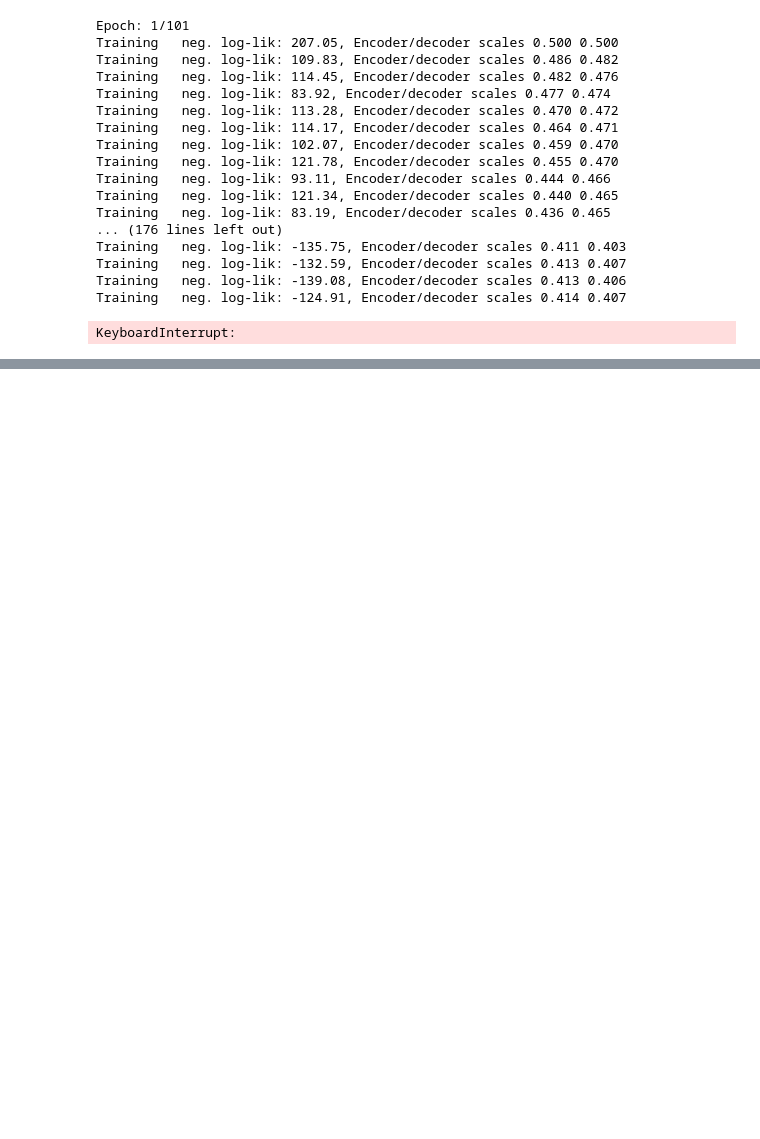
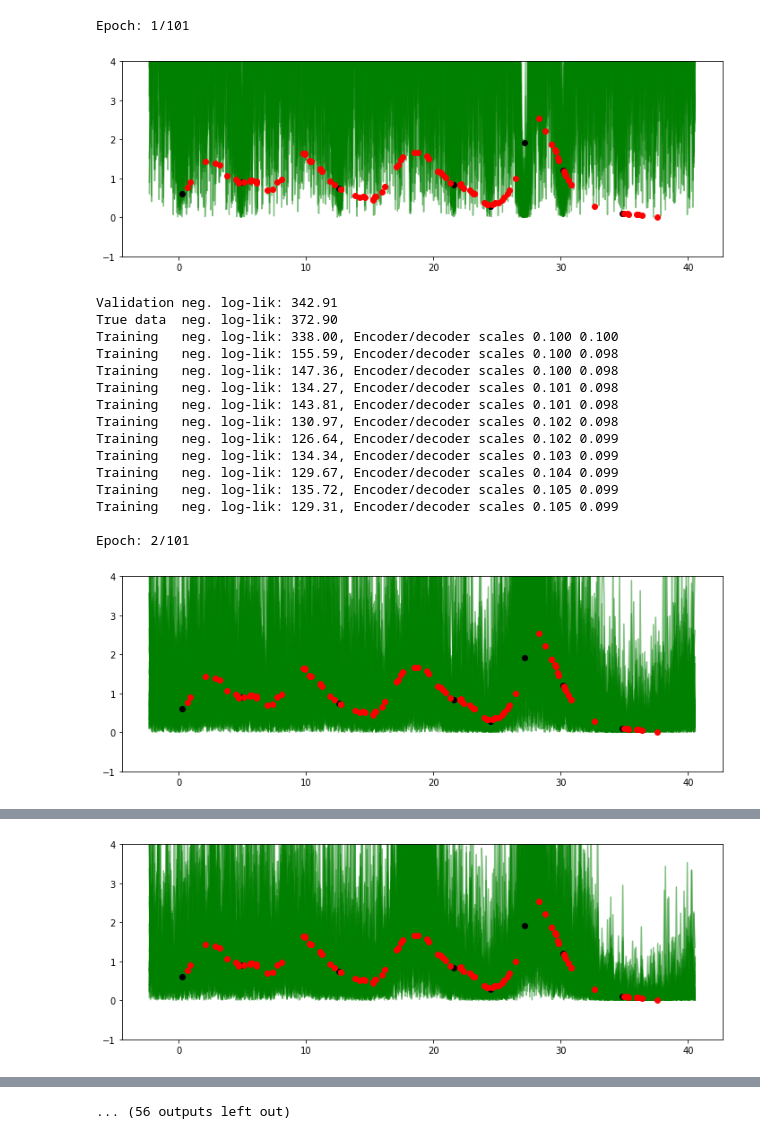
Before and after one commit to requeima/kernelcnp, a Jupyter notebook: notebooks/scratch-train-predprey.ipynb, the cells around one changed output, grey strips where cells are left out. Drawn from its saved outputs; the diff is of its cells as text; code cells hidden in the pictures; blank space fills up the shorter version.

```diff
--- a/notebooks/scratch-train-predprey.ipynb
+++ b/notebooks/scratch-train-predprey.ipynb
@@ -197,7 +309,7 @@ class StandardConvGNP(GaussianNeuralProcess):
 
         # Standard input/output dimensions and discretisation density
         output_dim = 1
-        points_per_unit = 32
+        points_per_unit = 16
 
         conv_channels = 8
         conv_in_channels = conv_channels
@@ -210,8 +322,8 @@ class StandardConvGNP(GaussianNeuralProcess):
 
         # Construct the convolutional encoder
         grid_multiplyer =  2 ** conv_architecture.num_halving_layers
-        encoder_init_length_scale = 5e-1 # 1.0 / points_per_unit
-        decoder_init_length_scale = 5e-1 # 1.0 / points_per_unit
+        encoder_init_length_scale = 1e-1 # 1.0 / points_per_unit
+        decoder_init_length_scale = 1e-1 # 1.0 / points_per_unit
         grid_margin = 5.
 
         encoder = ConvEncoder(input_dim=input_dim,
@@ -260,20 +372,21 @@ cov_types = {
 }
 
 if args_cov_type == 'meanfield':
-    output_layer = MeanFieldGaussianLayer(jitter=args_jitter,
-                                          constrain_variance=False)
+    output_layer = MeanFieldGaussianLayer(jitter=args_jitter)
 
 else:
     output_layer = cov_types[args_cov_type](num_embedding=args_num_basis_dim,
                                             noise_type=args_noise_type,
                                             jitter=args_jitter)
 
+if args_marginal_type == 'exponential':
+    output_layer = ExponentialCopulaLayer(gaussian_layer=output_layer,
+                                          device=device,
+                                          scale=3.)
+
 if args_marginal_type == 'loglogit':
     output_layer = LogLogitCopulaLayer(gaussian_layer=output_layer,
                                        device=device)
-if args_marginal_type == 'exponential':
-    output_layer = ExponentialCopulaLayer(gaussian_layer=output_layer,
-                                          device=device)
 
 # Create model architecture
 if args_model == 'convGNP':
@@ -323,66 +482,60 @@ for epoch in range(epochs):
 
     print('\nEpoch: {}/{}'.format(epoch+1, epochs))
 
-    if False: # epoch % args_validate_every == 0:
+    plot(model=model, data_train=data_train)
 
-        valid_epoch = data_val[epoch // args_validate_every]
+    if epoch % args_validate_every == 0:
+
+        valid_epoch = data_val[0]
 
         # Compute negative log-likelihood on validation data
-        val_nll, _,  = validate(valid_epoch,
-                                model,
-                                device,
-                                None,
-                                latent_model)
+        val_nll, _, val_true_nll, _  = validate(valid_epoch,
+                                                subsample_tasks,
+                                                model,
+                                                device,
+                                                None,
+                                                latent_model)
 
 #         # Log information to tensorboard
 #         writer.add_scalar('True data log-lik.',
 #                           -true_nll,
 #                           epoch)
 
 #         # Log information to tensorboard
 #         writer.add_scalar('Validation log-lik.',
 #                           -val_nll,
 #                           epoch)
 
         # Update the best objective value and checkpoint the model
         is_best, best_obj = (True, val_nll) if val_nll < best_nll else \
                             (False, best_nll)
 
-
     train_epoch = data_train[epoch]
 
     # Compute training negative log-likelihood
     train_iteration = train(train_epoch,
                             model,
                             optimiser,
                             log_every,
                             device,
                             None,
                             train_iteration)
-
-#     save_checkpoint(working_directory,
-#                     {'epoch'         : epoch + 1,
-#                      'state_dict'    : model.state_dict(),
-#                      'best_acc_top1' : best_obj,
-#                      'optimizer'     : optimiser.state_dict()},
-#                     is_best=is_best,
-#                     epoch=epoch)
 # %% [output]
 Epoch: 1/101
-Training   neg. log-lik: 207.05, Encoder/decoder scales 0.500 0.500
-Training   neg. log-lik: 109.83, Encoder/decoder scales 0.486 0.482
-Training   neg. log-lik: 114.45, Encoder/decoder scales 0.482 0.476
-Training   neg. log-lik: 83.92, Encoder/decoder scales 0.477 0.474
-Training   neg. log-lik: 113.28, Encoder/decoder scales 0.470 0.472
-Training   neg. log-lik: 114.17, Encoder/decoder scales 0.464 0.471
-Training   neg. log-lik: 102.07, Encoder/decoder scales 0.459 0.470
-Training   neg. log-lik: 121.78, Encoder/decoder scales 0.455 0.470
-Training   neg. log-lik: 93.11, Encoder/decoder scales 0.444 0.466
-Training   neg. log-lik: 121.34, Encoder/decoder scales 0.440 0.465
-Training   neg. log-lik: 83.19, Encoder/decoder scales 0.436 0.465
-... (176 lines left out)
-Training   neg. log-lik: -135.75, Encoder/decoder scales 0.411 0.403
-Training   neg. log-lik: -132.59, Encoder/decoder scales 0.413 0.407
-Training   neg. log-lik: -139.08, Encoder/decoder scales 0.413 0.406
-Training   neg. log-lik: -124.91, Encoder/decoder scales 0.414 0.407
+[figure, added]
-KeyboardInterrupt:
+Validation neg. log-lik: 342.91
+True data  neg. log-lik: 372.90
+Training   neg. log-lik: 338.00, Encoder/decoder scales 0.100 0.100
+Training   neg. log-lik: 155.59, Encoder/decoder scales 0.100 0.098
+Training   neg. log-lik: 147.36, Encoder/decoder scales 0.100 0.098
+Training   neg. log-lik: 134.27, Encoder/decoder scales 0.101 0.098
+Training   neg. log-lik: 143.81, Encoder/decoder scales 0.101 0.098
+Training   neg. log-lik: 130.97, Encoder/decoder scales 0.102 0.098
+Training   neg. log-lik: 126.64, Encoder/decoder scales 0.102 0.099
+Training   neg. log-lik: 134.34, Encoder/decoder scales 0.103 0.099
+Training   neg. log-lik: 129.67, Encoder/decoder scales 0.104 0.099
+Training   neg. log-lik: 135.72, Encoder/decoder scales 0.105 0.099
+Training   neg. log-lik: 129.31, Encoder/decoder scales 0.105 0.099
+
+Epoch: 2/101
+[figure, added]
@@ -388,0 +557 @@ KeyboardInterrupt:
+[figure, added]
@@ -388,0 +606 @@ KeyboardInterrupt:
+... (56 outputs left out)
```
Also changed, not shown: parts of 12 cells of this notebook, 23 other files.
